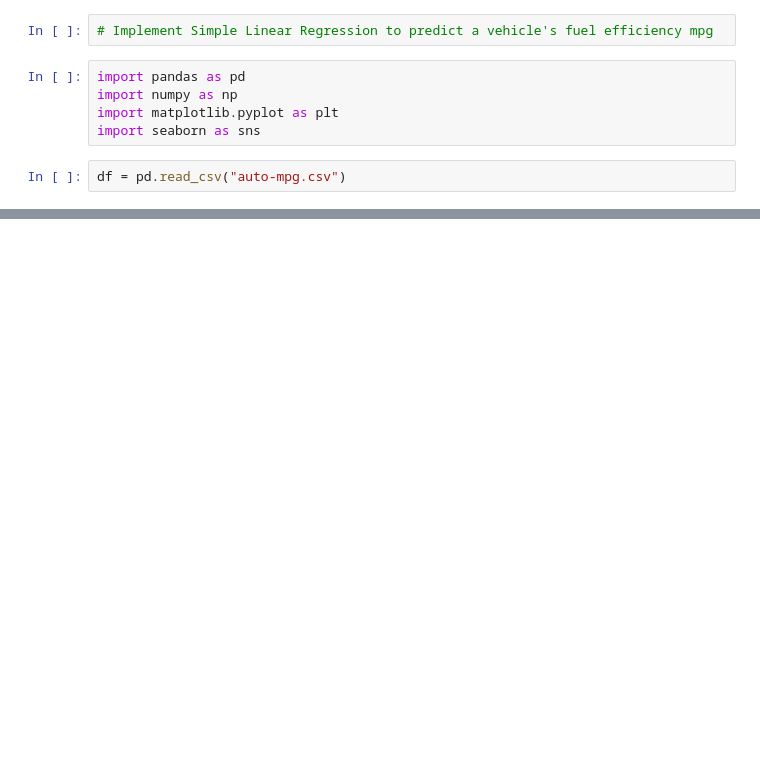
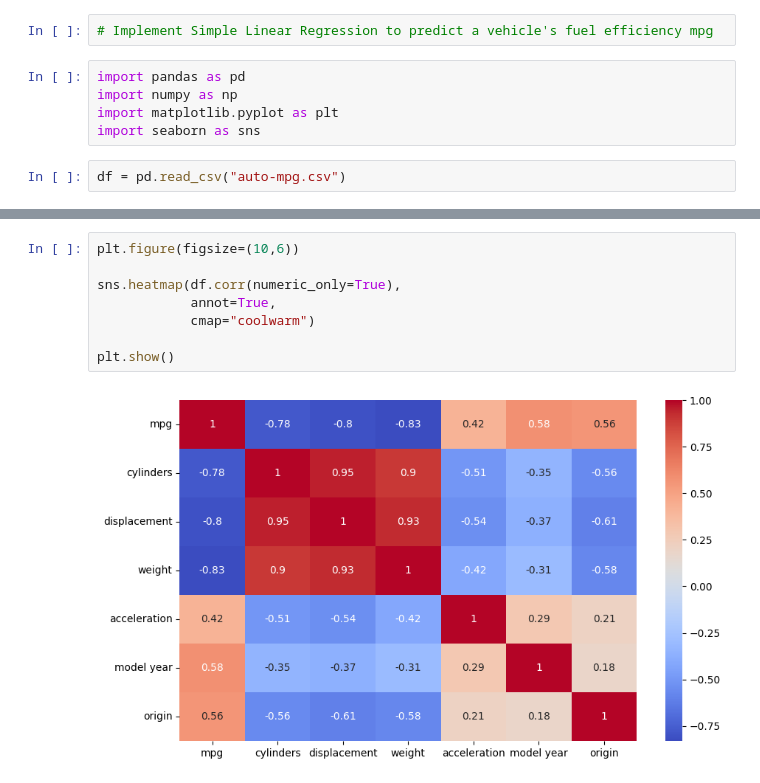
Before and after one commit to AbhishekShah272002/Machine-Learning-Study., a Jupyter notebook: Learning-Labs/Vehicle's_fuel_efficiency.ipynb, the cells around one changed output, grey strips where cells are left out. Cells and saved outputs as stored; diff of their text form; blank space fills up the shorter version.

```diff
--- a/Learning-Labs/Vehicle's_fuel_efficiency.ipynb
+++ b/Learning-Labs/Vehicle's_fuel_efficiency.ipynb
@@ -20,0 +66,10 @@ df.head()
+# %%
+plt.figure(figsize=(10,6))
+
+sns.heatmap(df.corr(numeric_only=True),
+            annot=True,
+            cmap="coolwarm")
+
+plt.show()
+# %% [output]
+[figure, added]
```
Also changed, not shown: parts of 3 cells of this notebook.
